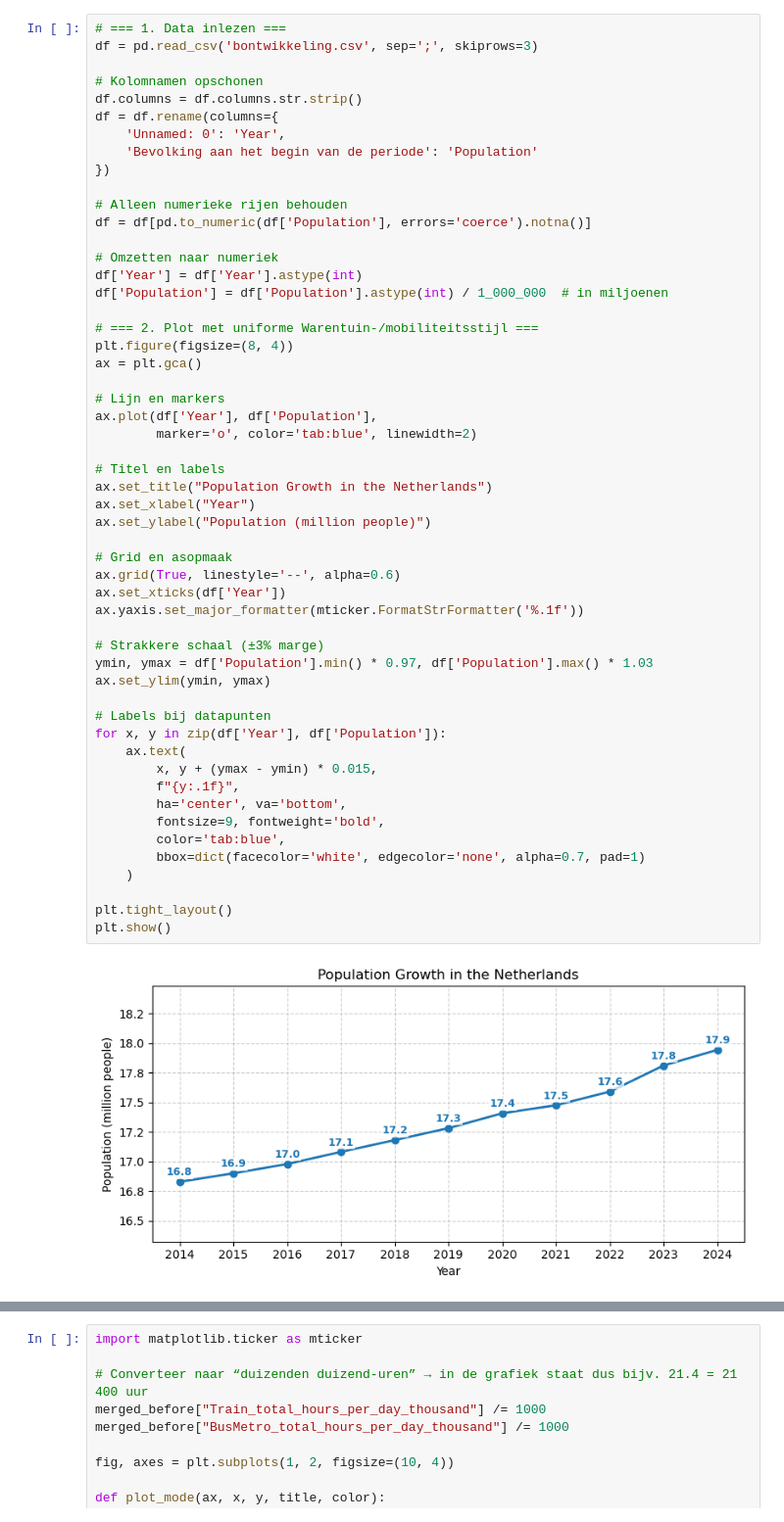
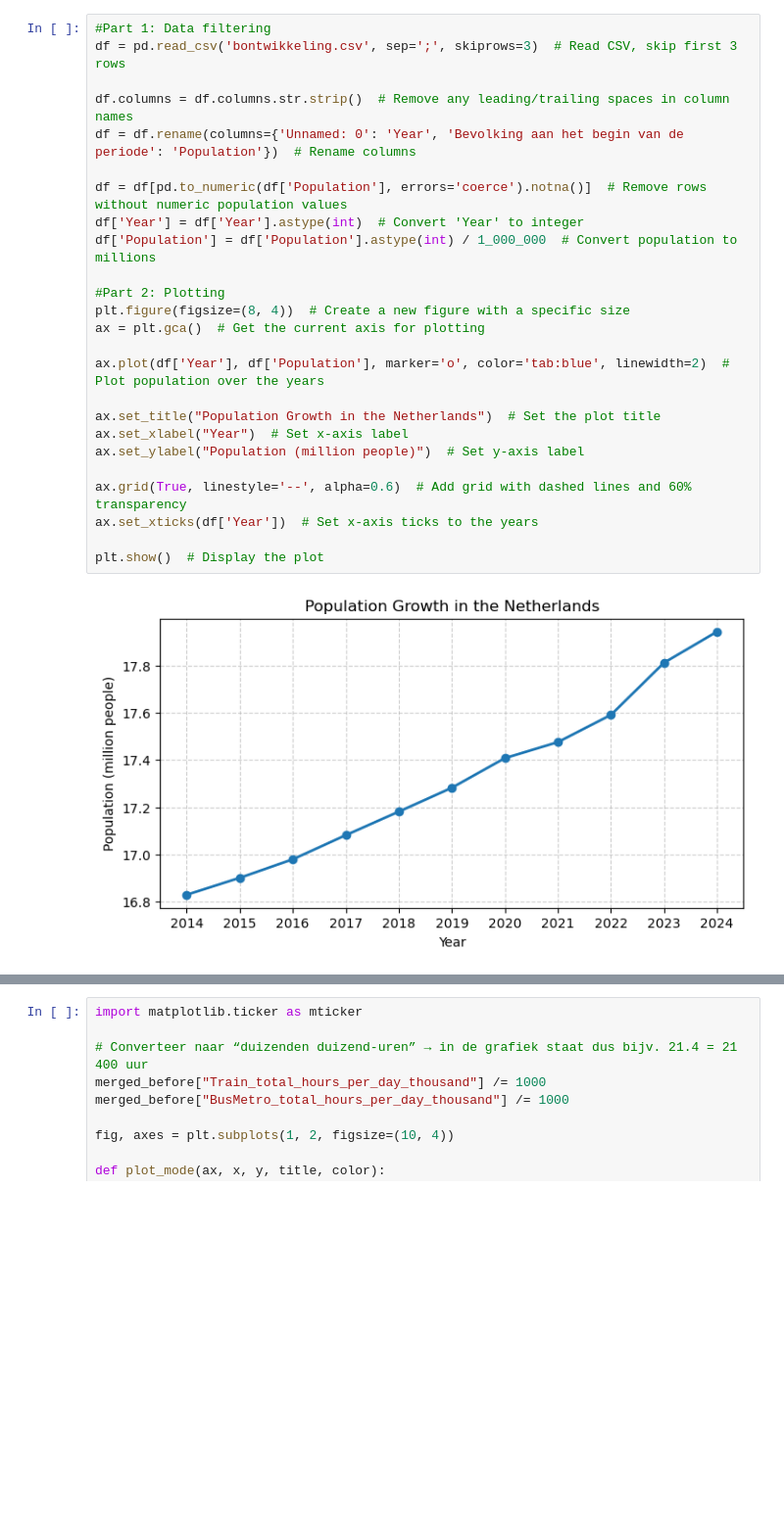
Before and after one commit to lotterus2003/groep24, a Jupyter notebook: bgroei plot.ipynb, the cells around one changed output, grey strips where cells are left out. Shown at 98% size. Saved outputs shown, nothing was run; the diff lists cells and outputs as text; blank space fills up the shorter version.

```diff
--- a/bgroei plot.ipynb
+++ b/bgroei plot.ipynb
@@ -1,55 +1,27 @@
 # %%
-# === 1. Data inlezen ===
-df = pd.read_csv('bontwikkeling.csv', sep=';', skiprows=3)
+#Part 1: Data filtering
+df = pd.read_csv('bontwikkeling.csv', sep=';', skiprows=3)  # Read CSV, skip first 3 rows
 
-# Kolomnamen opschonen
-df.columns = df.columns.str.strip()
-df = df.rename(columns={
-    'Unnamed: 0': 'Year',
-    'Bevolking aan het begin van de periode': 'Population'
-})
+df.columns = df.columns.str.strip()  # Remove any leading/trailing spaces in column names
+df = df.rename(columns={'Unnamed: 0': 'Year', 'Bevolking aan het begin van de periode': 'Population'})  # Rename columns
 
-# Alleen numerieke rijen behouden
-df = df[pd.to_numeric(df['Population'], errors='coerce').notna()]
+df = df[pd.to_numeric(df['Population'], errors='coerce').notna()]  # Remove rows without numeric population values
+df['Year'] = df['Year'].astype(int)  # Convert 'Year' to integer
+df['Population'] = df['Population'].astype(int) / 1_000_000  # Convert population to millions
 
-# Omzetten naar numeriek
-df['Year'] = df['Year'].astype(int)
-df['Population'] = df['Population'].astype(int) / 1_000_000  # in miljoenen
+#Part 2: Plotting
+plt.figure(figsize=(8, 4))  # Create a new figure with a specific size
+ax = plt.gca()  # Get the current axis for plotting
 
-# === 2. Plot met uniforme Warentuin-/mobiliteitsstijl ===
-plt.figure(figsize=(8, 4))
-ax = plt.gca()
+ax.plot(df['Year'], df['Population'], marker='o', color='tab:blue', linewidth=2)  # Plot population over the years
 
-# Lijn en markers
-ax.plot(df['Year'], df['Population'],
-        marker='o', color='tab:blue', linewidth=2)
+ax.set_title("Population Growth in the Netherlands")  # Set the plot title
+ax.set_xlabel("Year")  # Set x-axis label
+ax.set_ylabel("Population (million people)")  # Set y-axis label
 
-# Titel en labels
-ax.set_title("Population Growth in the Netherlands")
-ax.set_xlabel("Year")
-ax.set_ylabel("Population (million people)")
+ax.grid(True, linestyle='--', alpha=0.6)  # Add grid with dashed lines and 60% transparency
+ax.set_xticks(df['Year'])  # Set x-axis ticks to the years
 
-# Grid en asopmaak
-ax.grid(True, linestyle='--', alpha=0.6)
-ax.set_xticks(df['Year'])
-ax.yaxis.set_major_formatter(mticker.FormatStrFormatter('%.1f'))
-
-# Strakkere schaal (±3% marge)
-ymin, ymax = df['Population'].min() * 0.97, df['Population'].max() * 1.03
-ax.set_ylim(ymin, ymax)
-
-# Labels bij datapunten
-for x, y in zip(df['Year'], df['Population']):
-    ax.text(
-        x, y + (ymax - ymin) * 0.015,
-        f"{y:.1f}",
-        ha='center', va='bottom',
-        fontsize=9, fontweight='bold',
-        color='tab:blue',
-        bbox=dict(facecolor='white', edgecolor='none', alpha=0.7, pad=1)
-    )
-
-plt.tight_layout()
-plt.show()
+plt.show()  # Display the plot
 # %% [output]
-[figure, old version]
+[figure, new version]
```
Also changed, not shown: parts of 3 cells of this notebook.
